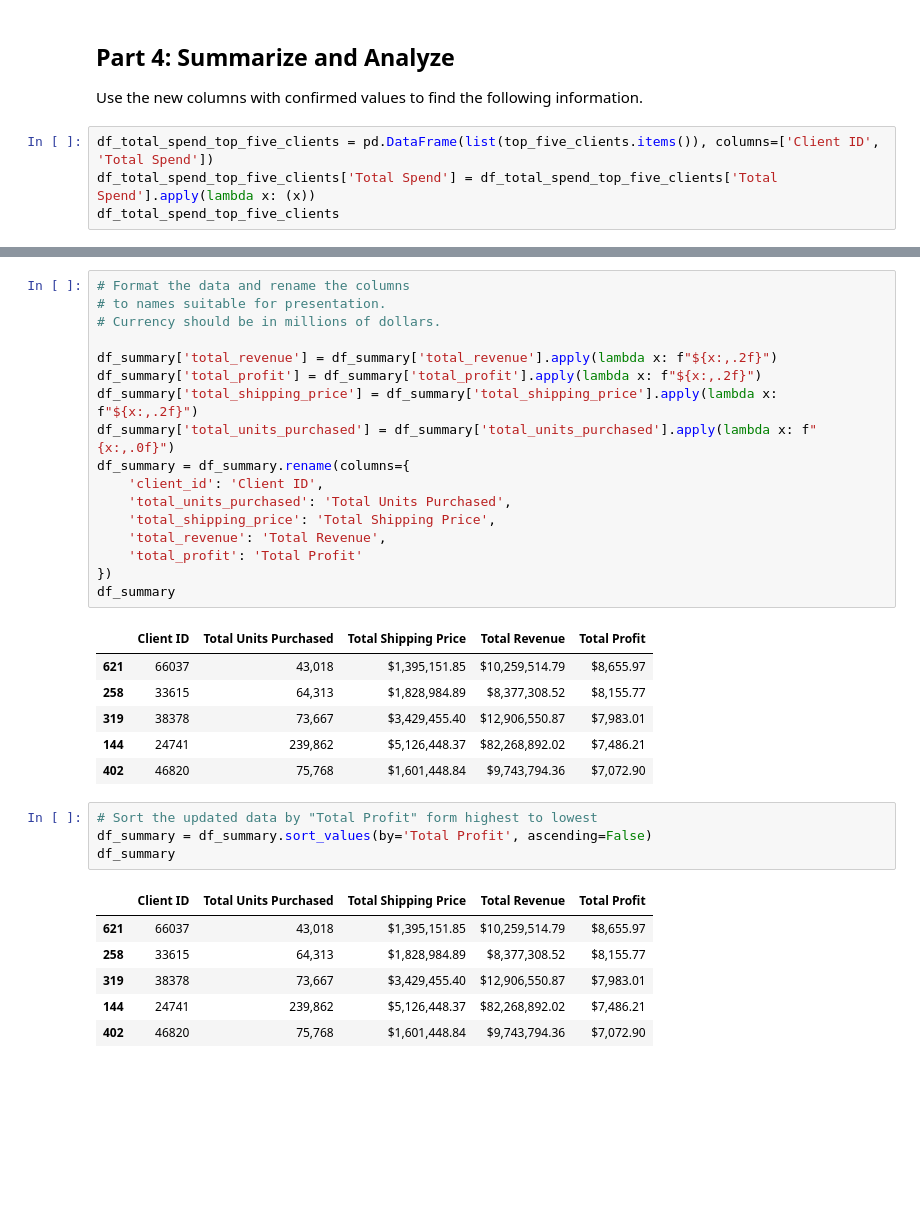
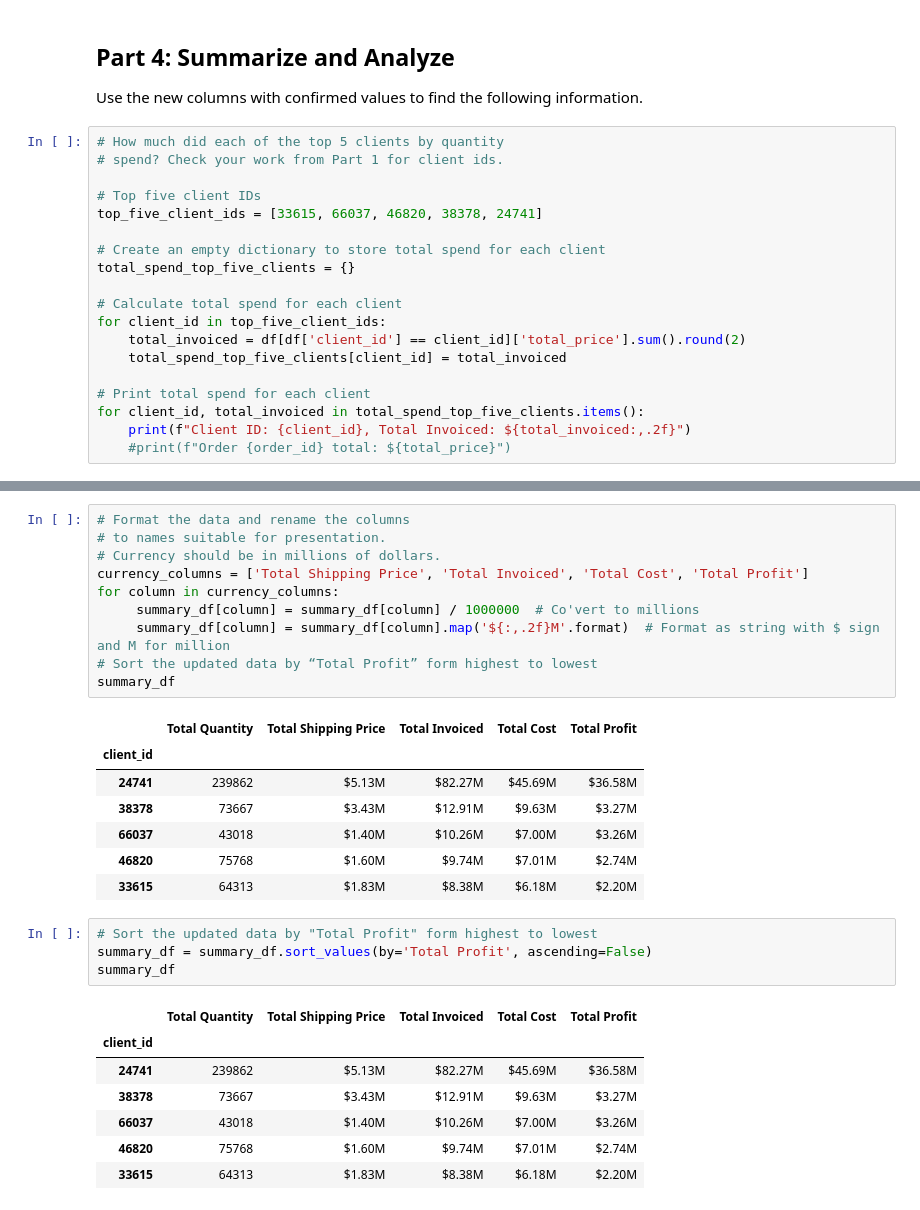
Before and after one commit to tdhdpilot/pandas-challenge-1, a Jupyter notebook: wholesale_data_analysis_starter_code.ipynb, the cells around one changed output, grey strips where cells are left out. Saved outputs shown, nothing was run; the diff lists cells and outputs as text; blank space fills up the shorter version.

```diff
--- a/wholesale_data_analysis_starter_code.ipynb
+++ b/wholesale_data_analysis_starter_code.ipynb
@@ -216,7 +196,22 @@ The total prices match the receipt total.
 ## Part 4: Summarize and Analyze
 Use the new columns with confirmed values to find the following information.
 # %%
-df_total_spend_top_five_clients = pd.DataFrame(list(top_five_clients.items()), columns=['Client ID', 'Total Spend'])
-df_total_spend_top_five_clients['Total Spend'] = df_total_spend_top_five_clients['Total Spend'].apply(lambda x: (x))
-df_total_spend_top_five_clients
+# How much did each of the top 5 clients by quantity
+# spend? Check your work from Part 1 for client ids.
+
+# Top five client IDs
+top_five_client_ids = [33615, 66037, 46820, 38378, 24741]
+
+# Create an empty dictionary to store total spend for each client
+total_spend_top_five_clients = {}
+
+# Calculate total spend for each client
+for client_id in top_five_client_ids:
+    total_invoiced = df[df['client_id'] == client_id]['total_price'].sum().round(2)
+    total_spend_top_five_clients[client_id] = total_invoiced
+
+# Print total spend for each client
+for client_id, total_invoiced in total_spend_top_five_clients.items():
+    print(f"Client ID: {client_id}, Total Invoiced: ${total_invoiced:,.2f}")
+    #print(f"Order {order_id} total: ${total_price}")
 # %% [output]
@@ -254,35 +257,30 @@ df_summary
 # %%
 # Format the data and rename the columns
 # to names suitable for presentation.
 # Currency should be in millions of dollars.
-
-df_summary['total_revenue'] = df_summary['total_revenue'].apply(lambda x: f"${x:,.2f}")
-df_summary['total_profit'] = df_summary['total_profit'].apply(lambda x: f"${x:,.2f}")
-df_summary['total_shipping_price'] = df_summary['total_shipping_price'].apply(lambda x: f"${x:,.2f}")
-df_summary['total_units_purchased'] = df_summary['total_units_purchased'].apply(lambda x: f"{x:,.0f}")
-df_summary = df_summary.rename(columns={
-    'client_id': 'Client ID',
-    'total_units_purchased': 'Total Units Purchased',
-    'total_shipping_price': 'Total Shipping Price',
-    'total_revenue': 'Total Revenue',
-    'total_profit': 'Total Profit'
-})
-df_summary
+currency_columns = ['Total Shipping Price', 'Total Invoiced', 'Total Cost', 'Total Profit']
+for column in currency_columns:
+     summary_df[column] = summary_df[column] / 1000000  # Co'vert to millions
+     summary_df[column] = summary_df[column].map('${:,.2f}M'.format)  # Format as string with $ sign and M for million
+# Sort the updated data by “Total Profit” form highest to lowest
+summary_df
 # %% [output]
-|  | Client ID | Total Units Purchased | Total Shipping Price | Total Revenue | Total Profit |
-| 621 | 66037 | 43,018 | $1,395,151.85 | $10,259,514.79 | $8,655.97 |
-| 258 | 33615 | 64,313 | $1,828,984.89 | $8,377,308.52 | $8,155.77 |
-| 319 | 38378 | 73,667 | $3,429,455.40 | $12,906,550.87 | $7,983.01 |
-| 144 | 24741 | 239,862 | $5,126,448.37 | $82,268,892.02 | $7,486.21 |
-| 402 | 46820 | 75,768 | $1,601,448.84 | $9,743,794.36 | $7,072.90 |
+|  | Total Quantity | Total Shipping Price | Total Invoiced | Total Cost | Total Profit |
+| client_id |  |  |  |  |  |
+| 24741 | 239862 | $5.13M | $82.27M | $45.69M | $36.58M |
+| 38378 | 73667 | $3.43M | $12.91M | $9.63M | $3.27M |
+| 66037 | 43018 | $1.40M | $10.26M | $7.00M | $3.26M |
+| 46820 | 75768 | $1.60M | $9.74M | $7.01M | $2.74M |
+| 33615 | 64313 | $1.83M | $8.38M | $6.18M | $2.20M |
 # %%
 # Sort the updated data by "Total Profit" form highest to lowest
-df_summary = df_summary.sort_values(by='Total Profit', ascending=False)
-df_summary
+summary_df = summary_df.sort_values(by='Total Profit', ascending=False)
+summary_df
 # %% [output]
-|  | Client ID | Total Units Purchased | Total Shipping Price | Total Revenue | Total Profit |
-| 621 | 66037 | 43,018 | $1,395,151.85 | $10,259,514.79 | $8,655.97 |
-| 258 | 33615 | 64,313 | $1,828,984.89 | $8,377,308.52 | $8,155.77 |
-| 319 | 38378 | 73,667 | $3,429,455.40 | $12,906,550.87 | $7,983.01 |
-| 144 | 24741 | 239,862 | $5,126,448.37 | $82,268,892.02 | $7,486.21 |
-| 402 | 46820 | 75,768 | $1,601,448.84 | $9,743,794.36 | $7,072.90 |
+|  | Total Quantity | Total Shipping Price | Total Invoiced | Total Cost | Total Profit |
+| client_id |  |  |  |  |  |
+| 24741 | 239862 | $5.13M | $82.27M | $45.69M | $36.58M |
+| 38378 | 73667 | $3.43M | $12.91M | $9.63M | $3.27M |
+| 66037 | 43018 | $1.40M | $10.26M | $7.00M | $3.26M |
+| 46820 | 75768 | $1.60M | $9.74M | $7.01M | $2.74M |
+| 33615 | 64313 | $1.83M | $8.38M | $6.18M | $2.20M |
```
Also changed, not shown: parts of 10 cells of this notebook, 1 other file.
